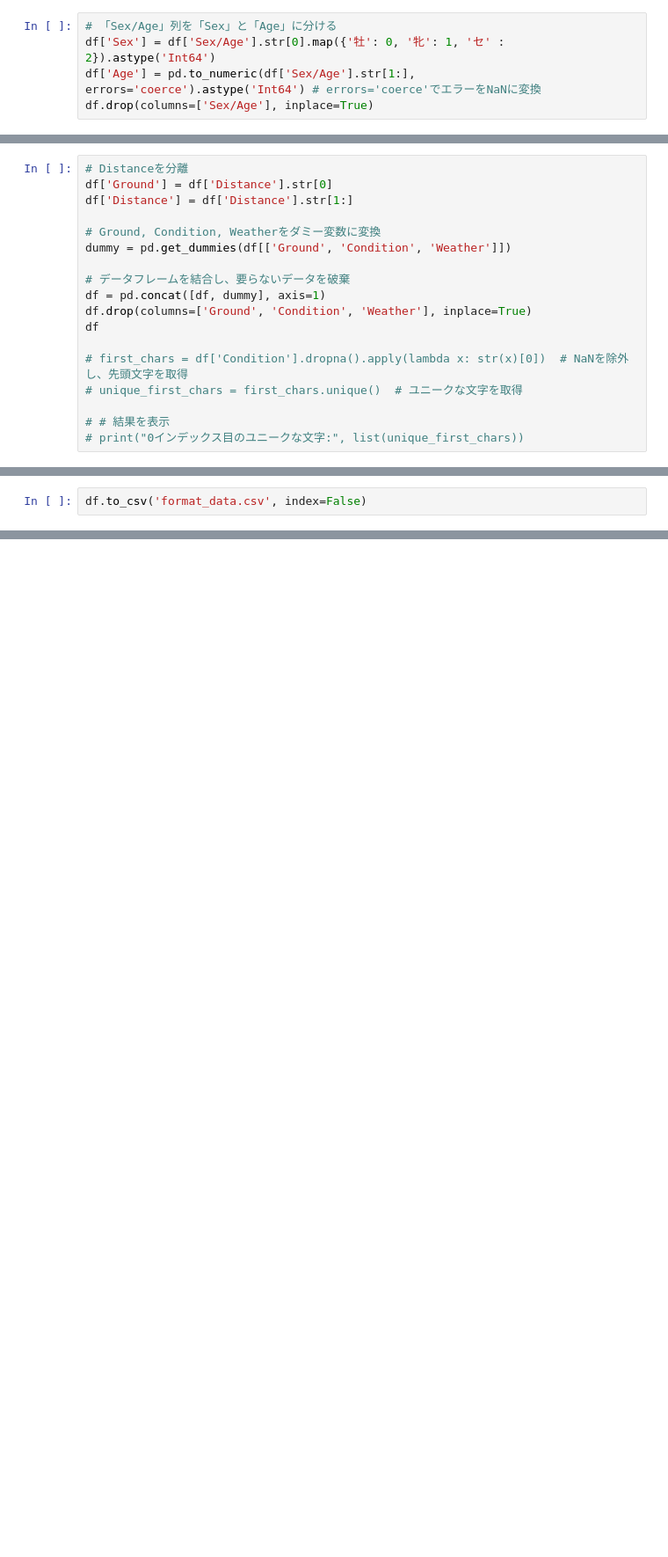
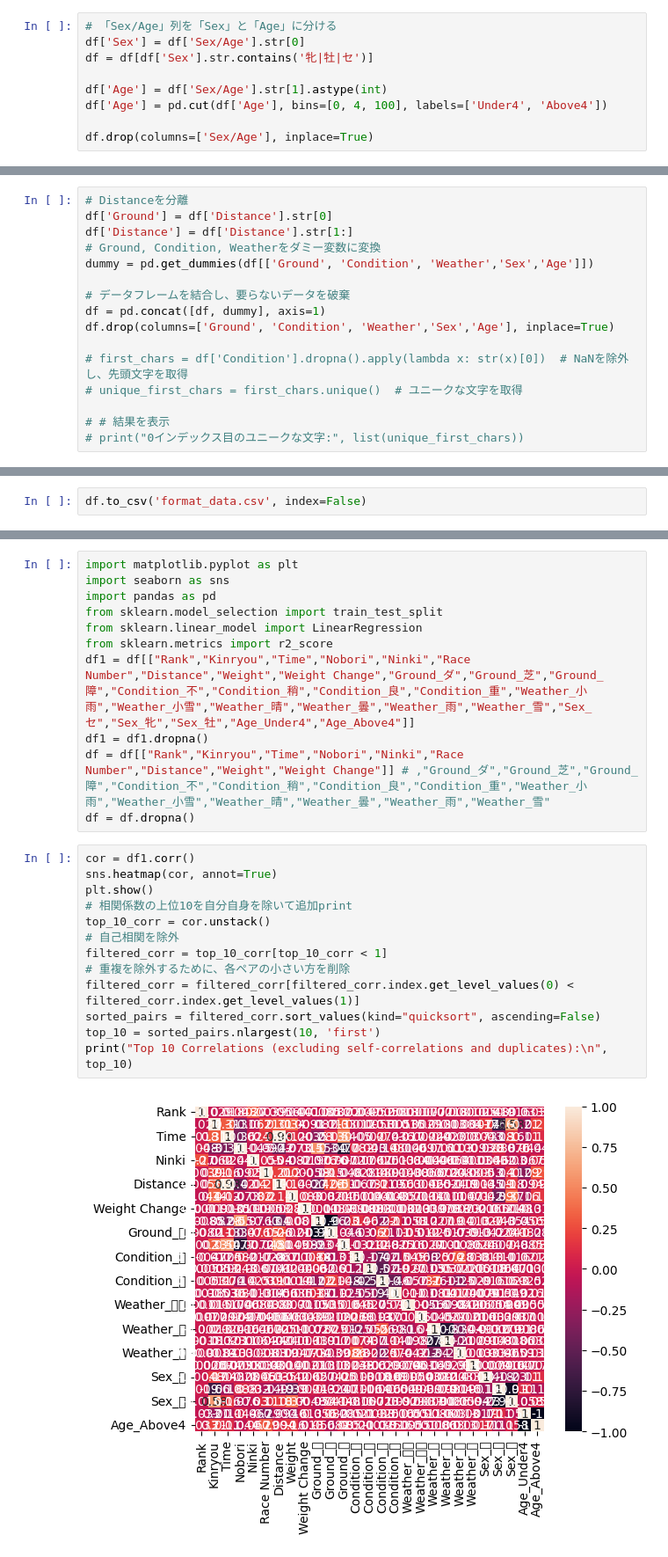
Before and after one commit to yuutaro/ProjectTeam5, a Jupyter notebook: workspace/team1/notebook/soukan.ipynb, the cells around one changed output, grey strips where cells are left out. Shown at 88% size. Drawn from its saved outputs; the diff is of its cells as text; blank space fills up the shorter version.

```diff
--- a/workspace/team1/notebook/soukan.ipynb
+++ b/workspace/team1/notebook/soukan.ipynb
@@ -16,8 +16,12 @@ df['Weight Change'] = df['Weight Change'].astype(int)
 df.drop(columns=['Horse Weight'], inplace=True)
 # %%
 # 「Sex/Age」列を「Sex」と「Age」に分ける
-df['Sex'] = df['Sex/Age'].str[0].map({'牡': 0, '牝': 1, 'セ' : 2}).astype('Int64')
-df['Age'] = pd.to_numeric(df['Sex/Age'].str[1:], errors='coerce').astype('Int64') # errors='coerce'でエラーをNaNに変換
+df['Sex'] = df['Sex/Age'].str[0]
+df = df[df['Sex'].str.contains('牝|牡|セ')]
+
+df['Age'] = df['Sex/Age'].str[1].astype(int)
+df['Age'] = pd.cut(df['Age'], bins=[0, 4, 100], labels=['Under4', 'Above4'])
+
 df.drop(columns=['Sex/Age'], inplace=True)
 # %%
 def convert_to_second(time_str):
@@ -37,14 +41,12 @@ df['Time'] = df['Time'].apply(convert_to_second)
 # Distanceを分離
 df['Ground'] = df['Distance'].str[0]
 df['Distance'] = df['Distance'].str[1:]
-
 # Ground, Condition, Weatherをダミー変数に変換
-dummy = pd.get_dummies(df[['Ground', 'Condition', 'Weather']])
+dummy = pd.get_dummies(df[['Ground', 'Condition', 'Weather','Sex','Age']])
 
 # データフレームを結合し、要らないデータを破棄
 df = pd.concat([df, dummy], axis=1)
-df.drop(columns=['Ground', 'Condition', 'Weather'], inplace=True)
-df
+df.drop(columns=['Ground', 'Condition', 'Weather','Sex','Age'], inplace=True)
 
 # first_chars = df['Condition'].dropna().apply(lambda x: str(x)[0])  # NaNを除外し、先頭文字を取得
 # unique_first_chars = first_chars.unique()  # ユニークな文字を取得
@@ -94,0 +101,26 @@ df.to_csv('format_data.csv', index=False)
+# %%
+import matplotlib.pyplot as plt
+import seaborn as sns
+import pandas as pd
+from sklearn.model_selection import train_test_split
+from sklearn.linear_model import LinearRegression
+from sklearn.metrics import r2_score
+df1 = df[["Rank","Kinryou","Time","Nobori","Ninki","Race Number","Distance","Weight","Weight Change","Ground_ダ","Ground_芝","Ground_障","Condition_不","Condition_稍","Condition_良","Condition_重","Weather_小雨","Weather_小雪","Weather_晴","Weather_曇","Weather_雨","Weather_雪","Sex_セ","Sex_牝","Sex_牡","Age_Under4","Age_Above4"]]
+df1 = df1.dropna()
+df = df[["Rank","Kinryou","Time","Nobori","Ninki","Race Number","Distance","Weight","Weight Change"]] # ,"Ground_ダ","Ground_芝","Ground_障","Condition_不","Condition_稍","Condition_良","Condition_重","Weather_小雨","Weather_小雪","Weather_晴","Weather_曇","Weather_雨","Weather_雪"
+df = df.dropna()
+# %%
+cor = df1.corr()
+sns.heatmap(cor, annot=True)
+plt.show()
+# 相関係数の上位10を自分自身を除いて追加print
+top_10_corr = cor.unstack()
+# 自己相関を除外
+filtered_corr = top_10_corr[top_10_corr < 1]
+# 重複を除外するために、各ペアの小さい方を削除
+filtered_corr = filtered_corr[filtered_corr.index.get_level_values(0) < filtered_corr.index.get_level_values(1)]
+sorted_pairs = filtered_corr.sort_values(kind="quicksort", ascending=False)
+top_10 = sorted_pairs.nlargest(10, 'first')
+print("Top 10 Correlations (excluding self-correlations and duplicates):\n", top_10)
+# %% [output]
+[figure, added]
```
Also changed, not shown: parts of 4 cells of this notebook.
